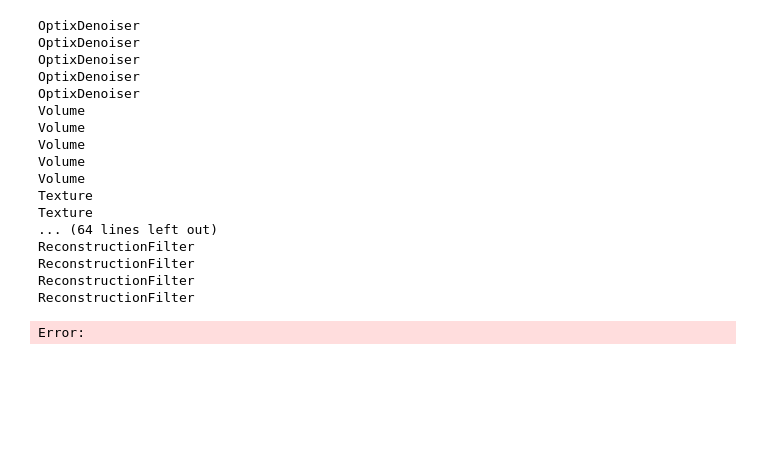
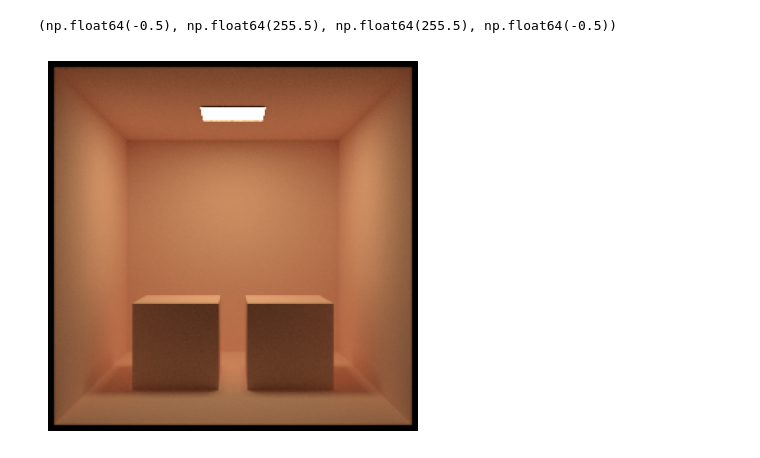
Before and after one commit to Davidjmz12/mitransient, a Jupyter notebook: examples/transient-delays/example_temporal_delay.ipynb, the cells around one changed output. Cells and saved outputs as stored; diff of their text form; code cells hidden in the pictures; blank space fills up the shorter version.

```diff
--- a/examples/transient-delays/example_temporal_delay.ipynb
+++ b/examples/transient-delays/example_temporal_delay.ipynb
@@ -1,43 +1,26 @@
 # %%
 import sys
 sys.path.insert(0, '/home/davidjmz/mitsuba-compiled/mitsuba3/build/python')
 
 
 import mitsuba as mi
 
 
 mi.set_variant("llvm_ad_rgb")
 
 
 import mitransient as mitr
-
 scene = mi.load_file("textures/cbox_diffuse.xml")
 #scene = mi.load_dict(mitr.cornell_box())
-data_steady, data_transient = mi.render(scene, spp=1024*4)
 
-import numpy as np
+data_steady, data_transient = mi.render(scene, spp=1024)
+
 a = mi.util.convert_to_bitmap(data_steady)
 import matplotlib.pyplot as plt
 plt.imshow(a); plt.axis('off')
 # %% [output]
-OptixDenoiser
-OptixDenoiser
-OptixDenoiser
-OptixDenoiser
-OptixDenoiser
-Volume
-Volume
-Volume
-Volume
-Volume
-Texture
-Texture
-... (64 lines left out)
-ReconstructionFilter
-ReconstructionFilter
-ReconstructionFilter
-ReconstructionFilter
+(np.float64(-0.5), np.float64(255.5), np.float64(255.5), np.float64(-0.5))
-Error:
+[figure, added]
 # %%
 data_transient_t = mitr.vis.tonemap_transient(data_transient)
 mitr.vis.save_video(
```
Also changed, not shown: 10 other files.
